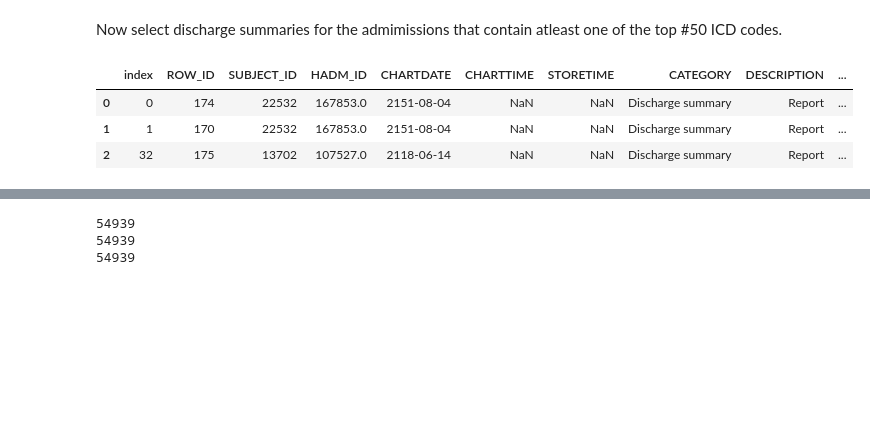
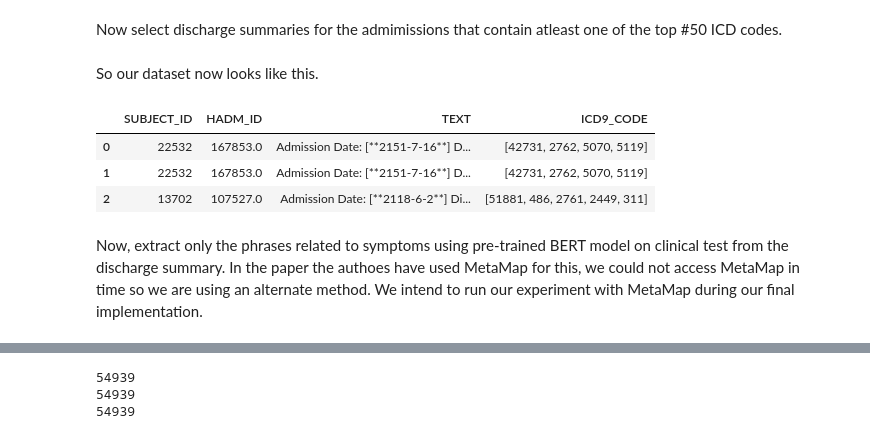
Before and after one commit to amyth18/Deep-Learning-Model-For-Disease-Prediction, a Jupyter notebook: CS598_Deep_Learning_For_Healthcare_Final_Project.ipynb, the cells around one changed output, grey strips where cells are left out. Drawn from its saved outputs; the diff is of its cells as text; code cells hidden in the pictures; blank space fills up the shorter version.

```diff
--- a/CS598_Deep_Learning_For_Healthcare_Final_Project.ipynb
+++ b/CS598_Deep_Learning_For_Healthcare_Final_Project.ipynb
@@ -209,10 +211,14 @@ df_dataset = df_dataset[df_dataset["CATEGORY"]
                           == 'Discharge summary'].reset_index()
 # free up some memory
 # del df
+# %% [markdown]
+So our dataset now looks like this.
 # %%
-df_dataset.head(3)
+df_dataset[["SUBJECT_ID", "HADM_ID", "TEXT", "ICD9_CODE"]].head(3)
 # %% [output]
-|  | index | ROW_ID | SUBJECT_ID | HADM_ID | CHARTDATE | CHARTTIME | STORETIME | CATEGORY | DESCRIPTION | ... |
-| 0 | 0 | 174 | 22532 | 167853.0 | 2151-08-04 | NaN | NaN | Discharge summary | Report | ... |
-| 1 | 1 | 170 | 22532 | 167853.0 | 2151-08-04 | NaN | NaN | Discharge summary | Report | ... |
-| 2 | 32 | 175 | 13702 | 107527.0 | 2118-06-14 | NaN | NaN | Discharge summary | Report | ... |
+|  | SUBJECT_ID | HADM_ID | TEXT | ICD9_CODE |
+| 0 | 22532 | 167853.0 | Admission Date: [**2151-7-16**] D... | [42731, 2762, 5070, 5119] |
+| 1 | 22532 | 167853.0 | Admission Date: [**2151-7-16**] D... | [42731, 2762, 5070, 5119] |
+| 2 | 13702 | 107527.0 | Admission Date: [**2118-6-2**] Di... | [51881, 486, 2761, 2449, 311] |
+# %% [markdown]
+Now, extract only the phrases related to symptoms using pre-trained BERT model on clinical test from the discharge summary. In the paper the authoes have used MetaMap for this, we could not access MetaMap in time so we are using an alternate method. We intend to run our experiment with MetaMap during our final implementation.
```
Also changed, not shown: parts of 79 cells of this notebook.
